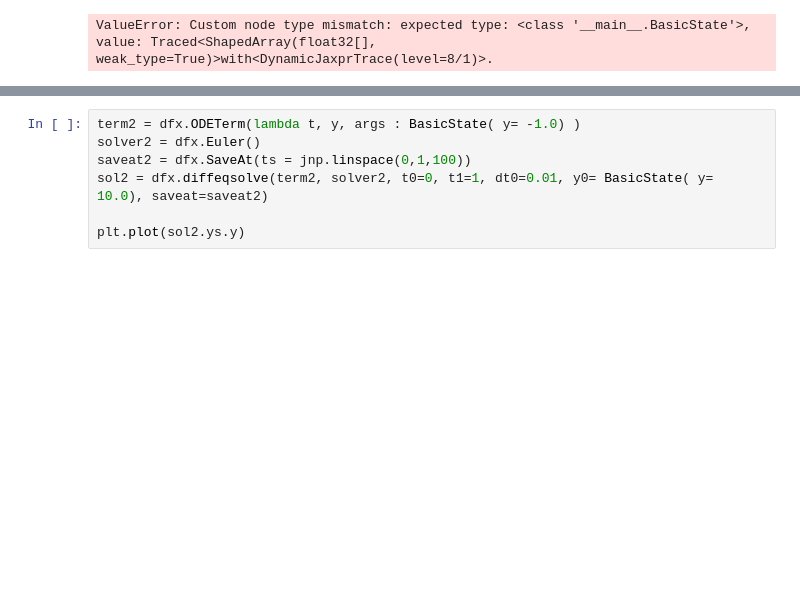
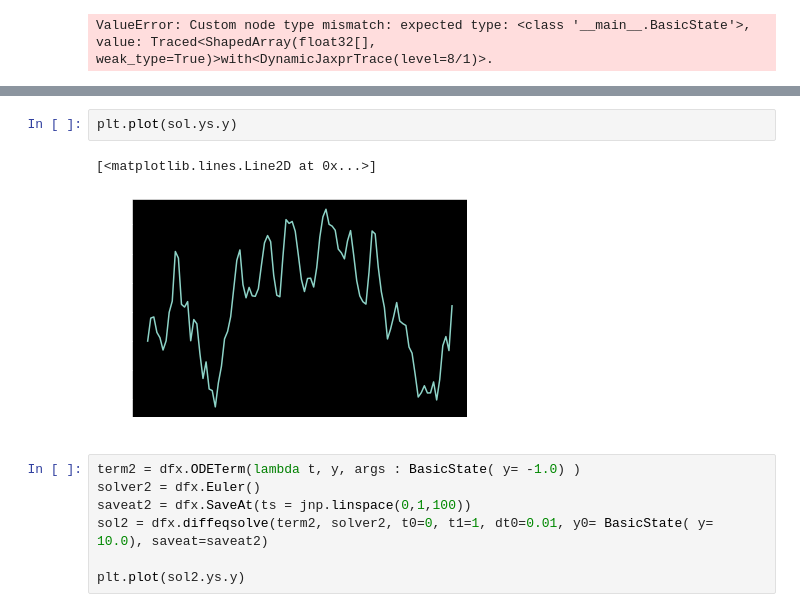
Before and after one commit to Steel-Lab-Oxford/core-bioreaction-simulation, a Jupyter notebook: notebooks/leap_invest.ipynb, the cells around one changed output, grey strips where cells are left out. Cells and saved outputs as stored; diff of their text form; blank space fills up the shorter version.

```diff
--- a/notebooks/leap_invest.ipynb
+++ b/notebooks/leap_invest.ipynb
@@ -264,3 +285,8 @@ ValueError: Custom node type mismatch: expected type: <class '__main__.BasicStat
+# %%
+plt.plot(sol.ys.y)
+# %% [output]
+[<matplotlib.lines.Line2D at 0x...>]
+[figure, added]
 # %%
 term2 = dfx.ODETerm(lambda t, y, args : BasicState( y= -1.0) )
 solver2 = dfx.Euler()
```
Also changed, not shown: parts of 1 cell of this notebook, 4 other files.
